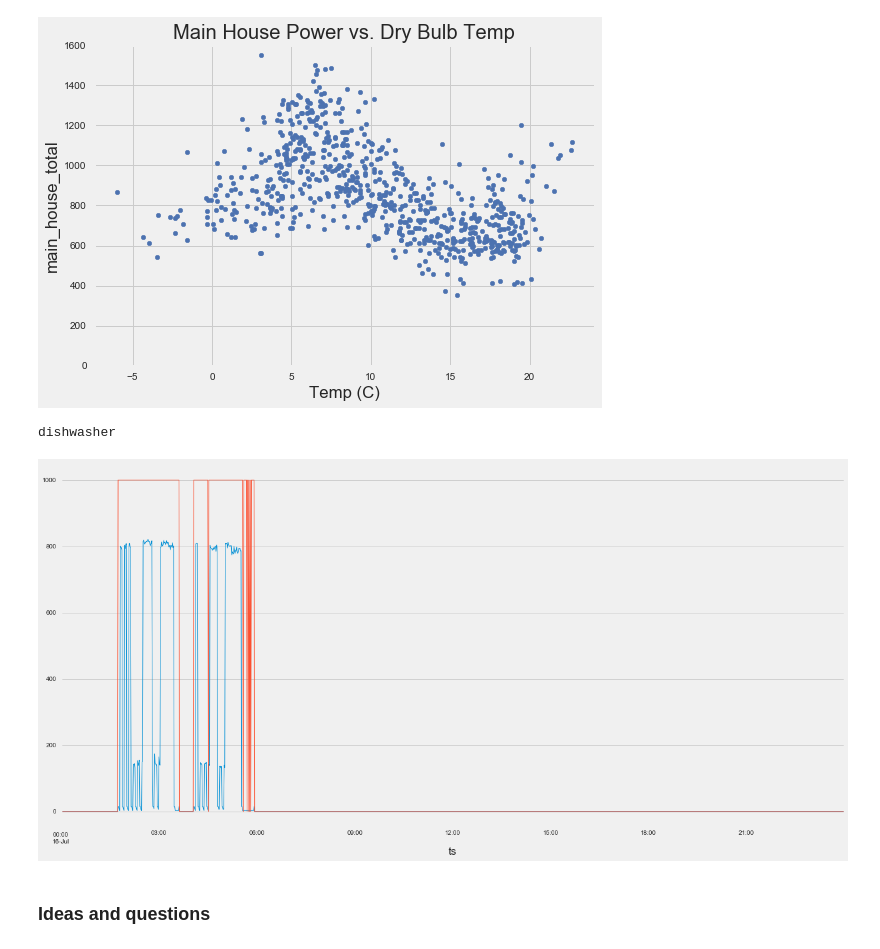
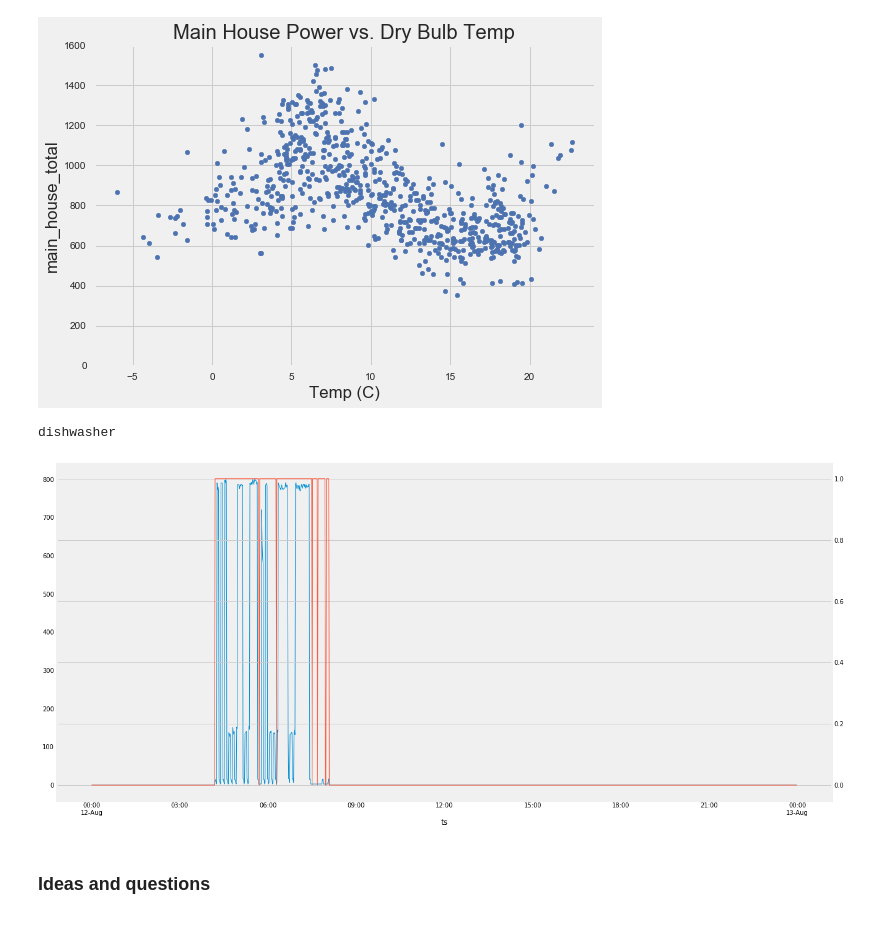
Before and after one commit to enmyj/gafp, a Jupyter notebook: elec_exploratory.ipynb, the cells around one changed output. Cells and saved outputs as stored; diff of their text form; code cells hidden in the pictures.

```diff
--- a/elec_exploratory.ipynb
+++ b/elec_exploratory.ipynb
@@ -211,14 +211,14 @@ for idx, row in df.loc['2014-03-31 23:30':,'main_house_total'].iteritems():
 # %%
 lbl = 'dishwasher'
 thresh = df[lbl].mean()*0.2
-df[lbl+'_on'] = df[lbl].apply(lambda x: 1 if x > thresh else 0)*1000
-mask = (df.index.week==29)&(df.index.year==2013)&(df.index.day==16)
+df[lbl+'_on'] = df[lbl].apply(lambda x: 1 if x > thresh else 0)
+mask = (df.index.week==33)&(df.index.year==2013)&(df.index.day==12)
 print(lbl)
 df[lbl][mask].plot(linewidth=1,figsize=(20,10));
-df[lbl+'_on'][mask].plot(linewidth=1,figsize=(20,10));
+df[lbl+'_on'][mask].plot(secondary_y=True,linewidth=1,figsize=(20,10));
 # %% [output]
 dishwasher
-[figure, old version]
+[figure, new version]
 # %% [markdown]
 ### Ideas and questions
 # %% [markdown]
```
Also changed, not shown: parts of 1 cell of this notebook, 1 other file.
